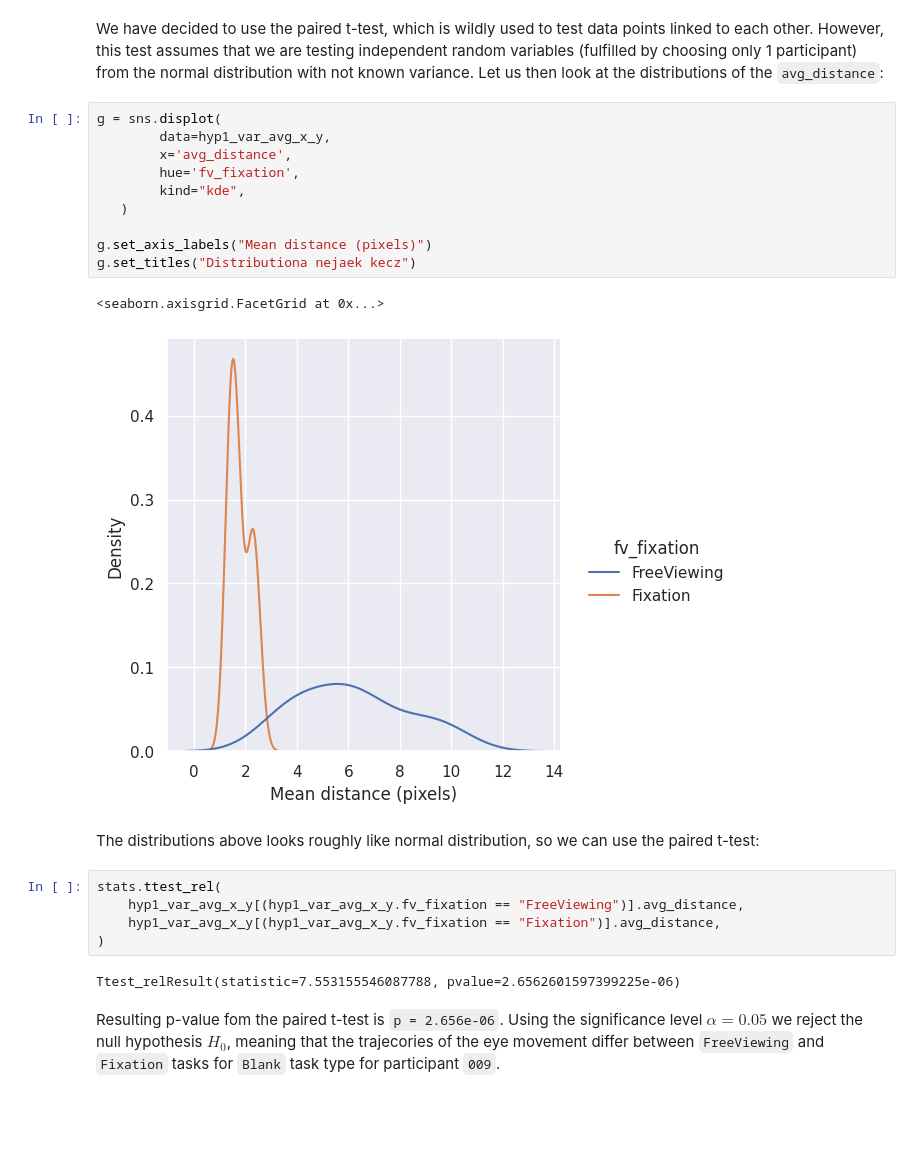
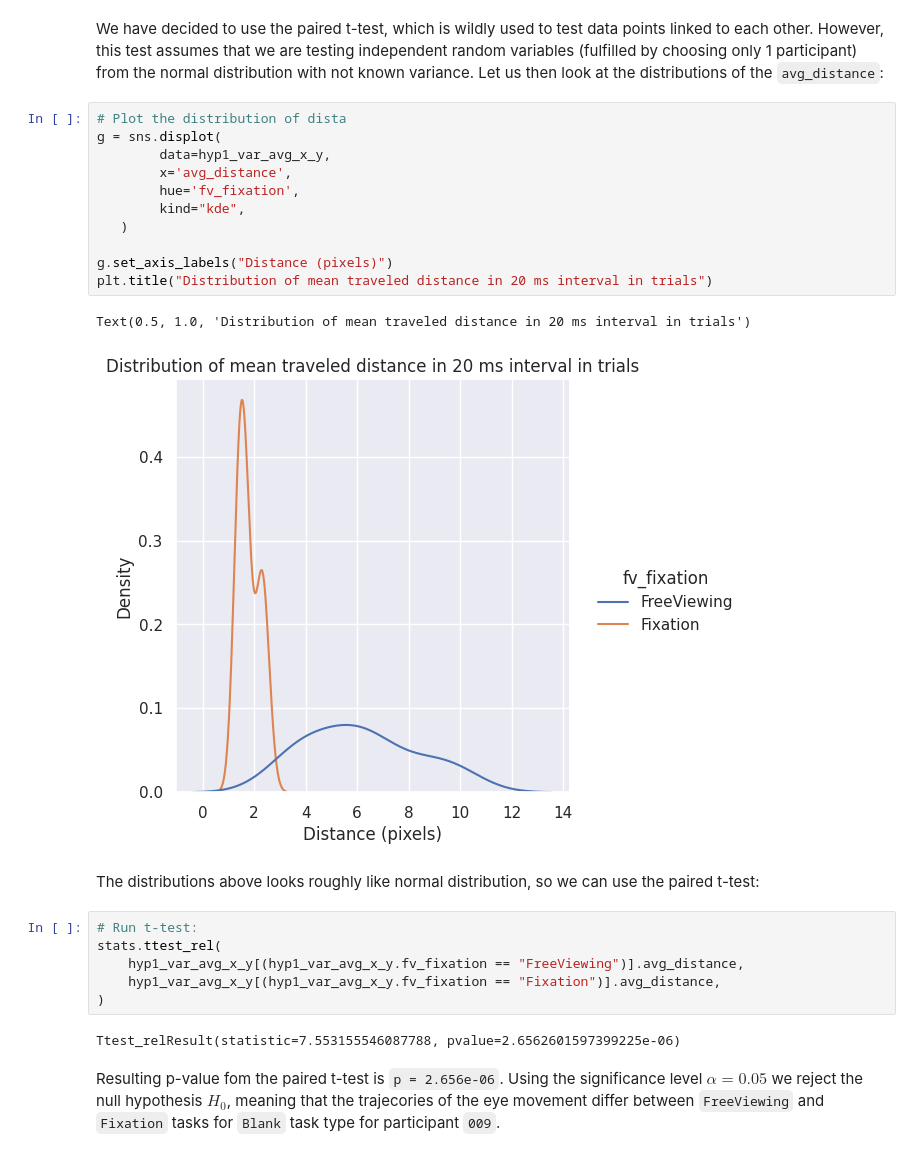
Before and after one commit to dbeinhauer/etra_challenge, a Jupyter notebook: etra_challenge_report.ipynb, the cells around one changed output. Saved outputs shown, nothing was run; the diff lists cells and outputs as text; blank space fills up the shorter version.

```diff
--- a/etra_challenge_report.ipynb
+++ b/etra_challenge_report.ipynb
@@ -273,21 +269,23 @@ hyp1_var_avg_x_y.groupby("fv_fixation").describe().round(decimals=2)
 # %% [markdown]
 We have decided to use the paired t-test, which is wildly used to test data points linked to each other. However, this test assumes that we are testing independent random variables (fulfilled by choosing only 1 participant) from the normal distribution with not known variance. Let us then look at the distributions of the `avg_distance`:
 # %%
+# Plot the distribution of dista
 g = sns.displot(
         data=hyp1_var_avg_x_y,
         x='avg_distance',
         hue='fv_fixation',
         kind="kde",
    )
 
-g.set_axis_labels("Mean distance (pixels)")
-g.set_titles("Distributiona nejaek kecz")
+g.set_axis_labels("Distance (pixels)")
+plt.title("Distribution of mean traveled distance in 20 ms interval in trials")
 # %% [output]
-<seaborn.axisgrid.FacetGrid at 0x...>
+Text(0.5, 1.0, 'Distribution of mean traveled distance in 20 ms interval in trials')
-[figure, old version]
+[figure, new version]
 # %% [markdown]
 The distributions above looks roughly like normal distribution, so we can use the paired t-test:
 # %%
+# Run t-test:
 stats.ttest_rel(
     hyp1_var_avg_x_y[(hyp1_var_avg_x_y.fv_fixation == "FreeViewing")].avg_distance,
     hyp1_var_avg_x_y[(hyp1_var_avg_x_y.fv_fixation == "Fixation")].avg_distance,
```
Also changed, not shown: parts of 8 cells of this notebook, 2 other files.
